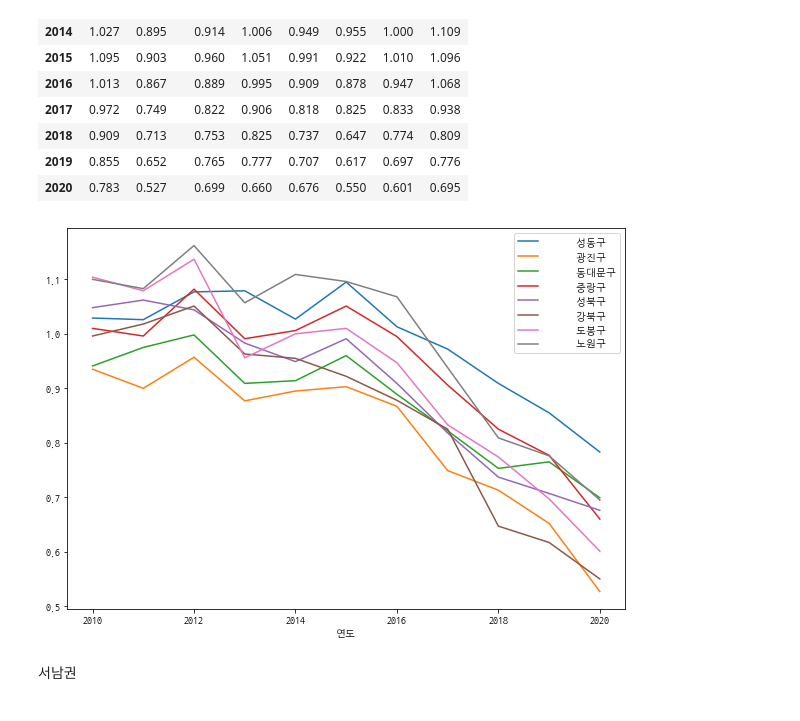
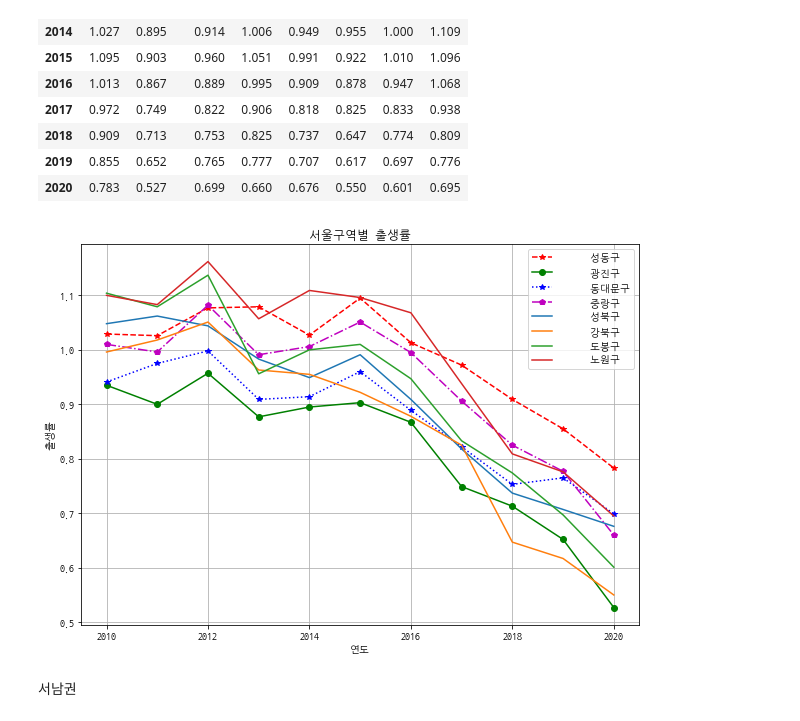
Before and after one commit to jessica8403/TIL, a Jupyter notebook: 시각화정리.ipynb, the cells around one changed output. Saved outputs shown, nothing was run; the diff lists cells and outputs as text; code cells hidden in the pictures.

```diff
--- a/시각화정리.ipynb
+++ b/시각화정리.ipynb
@@ -205,10 +207,18 @@ df5
 | 2019 | 0.715 | 0.612 | 0.770 | 0.758 |
 | 2020 | 0.656 | 0.537 | 0.665 | 0.748 |
 # %%
-matplotlib.rcParams['font.family']='NanumGothicCoding'
-matplotlib.rcParams['axes.unicode_minus']=False
-plt.rcParams["figure.figsize"] = (10,7)
+# matplotlib.rcParams['font.family']='NanumGothicCoding'
+# matplotlib.rcParams['axes.unicode_minus']=False
+# plt.rcParams["figure.figsize"] = (10,7)
 
-df5.plot()
+# df5.plot()
+# plt.show()
+
+
+df5_1=df5.plot(grid=True,style=['r--*', 'g-o', 'b:*', 'm-.p'])
+df5_1.set_xlabel('연도')
+df5_1.set_ylabel('출생률')
+df5_1.set_title('서울구역별 출생률')
+df5_1.plot(size=(10,7))
 plt.show()
 # %% [output]
@@ -234,14 +244,22 @@ df6
 | 2019 | 0.855 | 0.652 | 0.765 | 0.777 | 0.707 | 0.617 | 0.697 | 0.776 |
 | 2020 | 0.783 | 0.527 | 0.699 | 0.660 | 0.676 | 0.550 | 0.601 | 0.695 |
 # %%
-matplotlib.rcParams['font.family']='NanumGothicCoding'
-matplotlib.rcParams['axes.unicode_minus']=False
-plt.rcParams["figure.figsize"] = (10,7)
+# matplotlib.rcParams['font.family']='NanumGothicCoding'
+# matplotlib.rcParams['axes.unicode_minus']=False
+# plt.rcParams["figure.figsize"] = (10,7)
 
-df6.plot()
+# df6.plot()
+# plt.show()
+
+
+df6_1=df6.plot(grid=True,style=['r--*', 'g-o', 'b:*', 'm-.p'])
+df6_1.set_xlabel('연도')
+df6_1.set_ylabel('출생률')
+df6_1.set_title('서울구역별 출생률')
+df6_1.plot(size=(10,7))
 plt.show()
 # %% [output]
-[figure, old version]
+[figure, new version]
 # %% [markdown]
 서남권
 # %%
```
Also changed, not shown: parts of 23 cells of this notebook.
